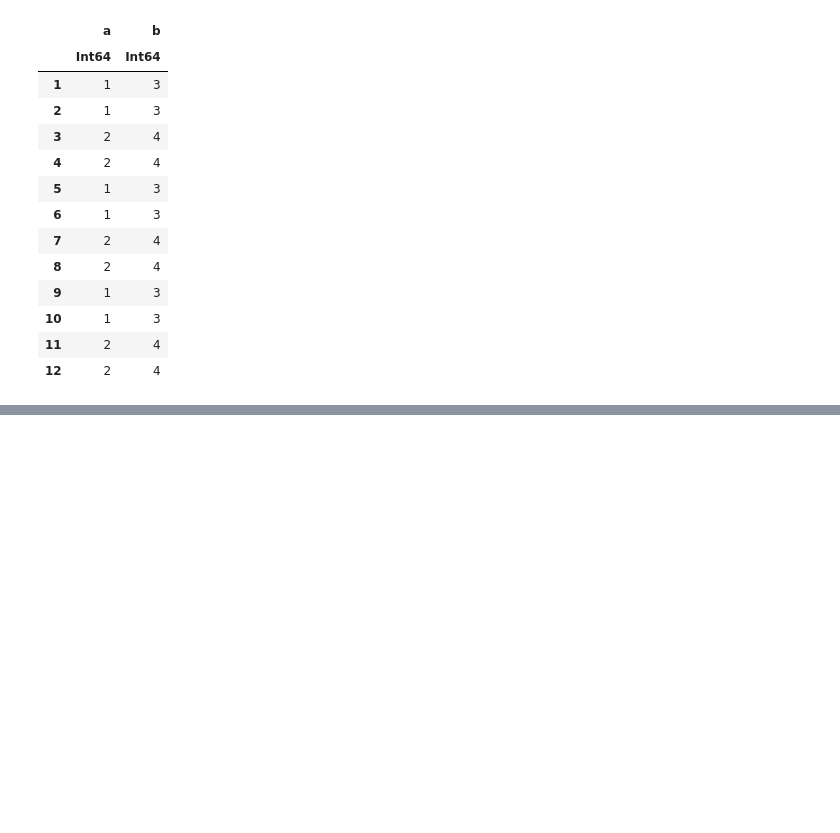
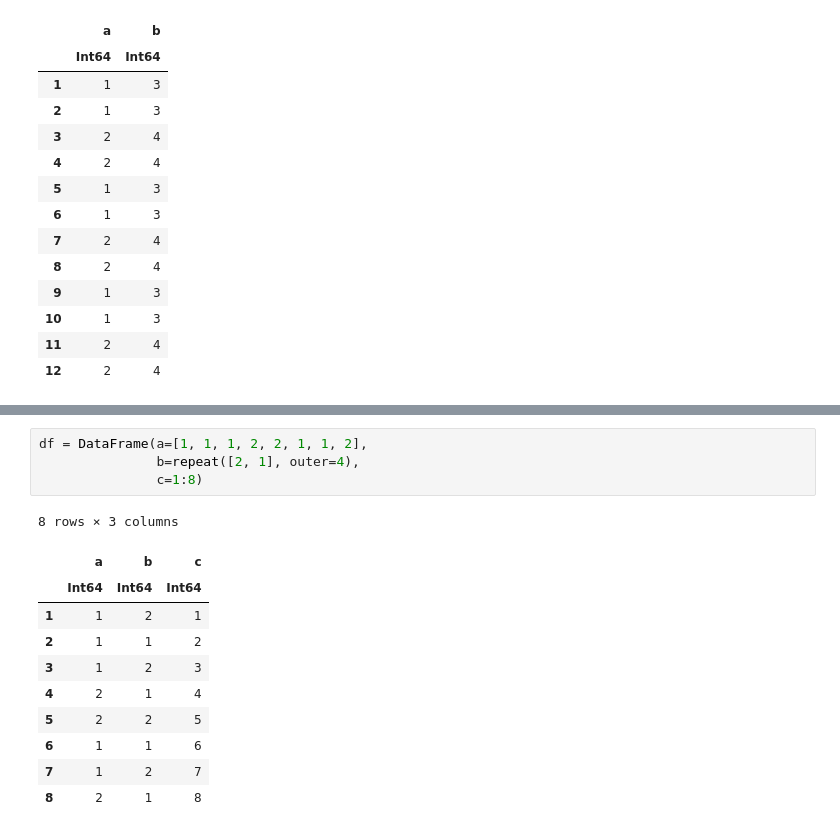
Before and after one commit to damiansp/julia, a Jupyter notebook: dsDocs/DataFrames/functions_2.py.ipynb, the cells around one changed output, grey strips where cells are left out. Cells and saved outputs as stored; diff of their text form; blank space fills up the shorter version.

```diff
--- a/dsDocs/DataFrames/functions_2.py.ipynb
+++ b/dsDocs/DataFrames/functions_2.py.ipynb
@@ -421,0 +495,16 @@ repeat(df, inner=2, outer=3)
+# %%
+df = DataFrame(a=[1, 1, 1, 2, 2, 1, 1, 2],
+               b=repeat([2, 1], outer=4),
+               c=1:8)
+# %% [output]
+8 rows × 3 columns
+|  | a | b | c |
+|  | Int64 | Int64 | Int64 |
+| 1 | 1 | 2 | 1 |
+| 2 | 1 | 1 | 2 |
+| 3 | 1 | 2 | 3 |
+| 4 | 2 | 1 | 4 |
+| 5 | 2 | 2 | 5 |
+| 6 | 1 | 1 | 6 |
+| 7 | 1 | 2 | 7 |
+| 8 | 2 | 1 | 8 |
```
Also changed, not shown: parts of 16 cells of this notebook.
